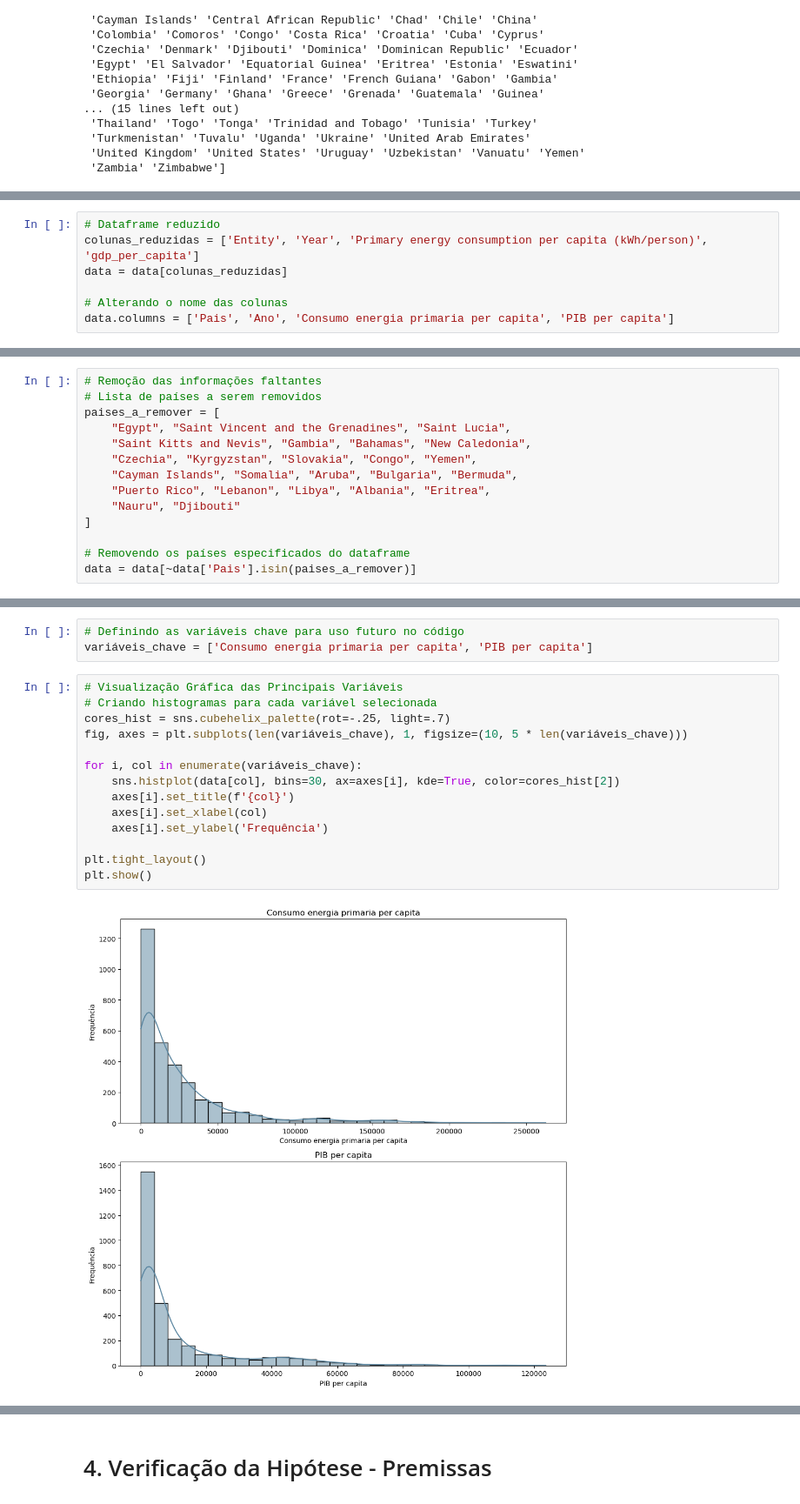
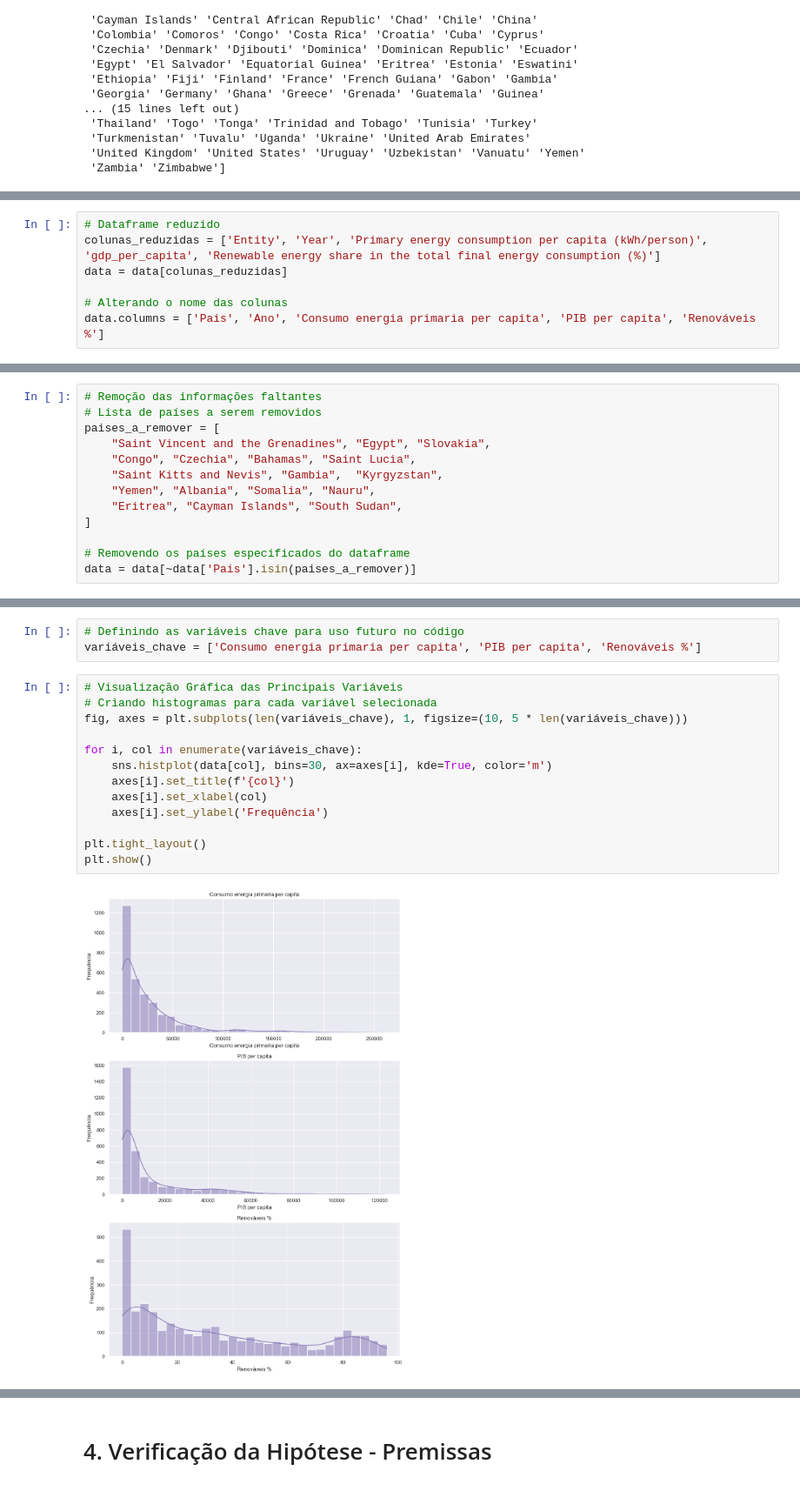
Before and after one commit to Felipefalex/Projeto-Sustainable-Energy, a Jupyter notebook: sustainable_energy.ipynb, the cells around one changed output, grey strips where cells are left out. Shown at 87% size. Cells and saved outputs as stored; diff of their text form.

```diff
--- a/sustainable_energy.ipynb
+++ b/sustainable_energy.ipynb
@@ -96,10 +99,10 @@ Temos 176 em nosso dataframe, sendo a lista completa deles:
 # %%
 # Dataframe reduzido
-colunas_reduzidas = ['Entity', 'Year', 'Primary energy consumption per capita (kWh/person)', 'gdp_per_capita']
+colunas_reduzidas = ['Entity', 'Year', 'Primary energy consumption per capita (kWh/person)', 'gdp_per_capita', 'Renewable energy share in the total final energy consumption (%)']
 data = data[colunas_reduzidas]
 
 # Alterando o nome das colunas
-data.columns = ['Pais', 'Ano', 'Consumo energia primaria per capita', 'PIB per capita']
+data.columns = ['Pais', 'Ano', 'Consumo energia primaria per capita', 'PIB per capita', 'Renováveis %']
 # %%
 # Avaliando a quantidade de valores nulos
 nulos = pd.DataFrame(data.isnull().sum().sort_values(ascending=False)[:25])
@@ -141,12 +145,11 @@ dtype: int64
 # Remoção das informações faltantes
 # Lista de países a serem removidos
 paises_a_remover = [
-    "Egypt", "Saint Vincent and the Grenadines", "Saint Lucia",
-    "Saint Kitts and Nevis", "Gambia", "Bahamas", "New Caledonia",
-    "Czechia", "Kyrgyzstan", "Slovakia", "Congo", "Yemen",
-    "Cayman Islands", "Somalia", "Aruba", "Bulgaria", "Bermuda",
-    "Puerto Rico", "Lebanon", "Libya", "Albania", "Eritrea",
-    "Nauru", "Djibouti"
+    "Saint Vincent and the Grenadines", "Egypt", "Slovakia",
+    "Congo", "Czechia", "Bahamas", "Saint Lucia",
+    "Saint Kitts and Nevis", "Gambia",  "Kyrgyzstan",
+    "Yemen", "Albania", "Somalia", "Nauru",
+    "Eritrea", "Cayman Islands", "South Sudan",
 ]
 
 # Removendo os países especificados do dataframe
@@ -179,19 +191,18 @@ estatisticas_numericas
 # %%
 # Definindo as variáveis chave para uso futuro no código
-variáveis_chave = ['Consumo energia primaria per capita', 'PIB per capita']
+variáveis_chave = ['Consumo energia primaria per capita', 'PIB per capita', 'Renováveis %']
 # %%
 # Visualização Gráfica das Principais Variáveis
 # Criando histogramas para cada variável selecionada
-cores_hist = sns.cubehelix_palette(rot=-.25, light=.7)
 fig, axes = plt.subplots(len(variáveis_chave), 1, figsize=(10, 5 * len(variáveis_chave)))
 
 for i, col in enumerate(variáveis_chave):
-    sns.histplot(data[col], bins=30, ax=axes[i], kde=True, color=cores_hist[2])
+    sns.histplot(data[col], bins=30, ax=axes[i], kde=True, color='m')
     axes[i].set_title(f'{col}')
     axes[i].set_xlabel(col)
     axes[i].set_ylabel('Frequência')
 
 plt.tight_layout()
 plt.show()
 # %% [output]
-[figure, old version]
+[figure, new version]
```
Also changed, not shown: parts of 34 cells of this notebook.
